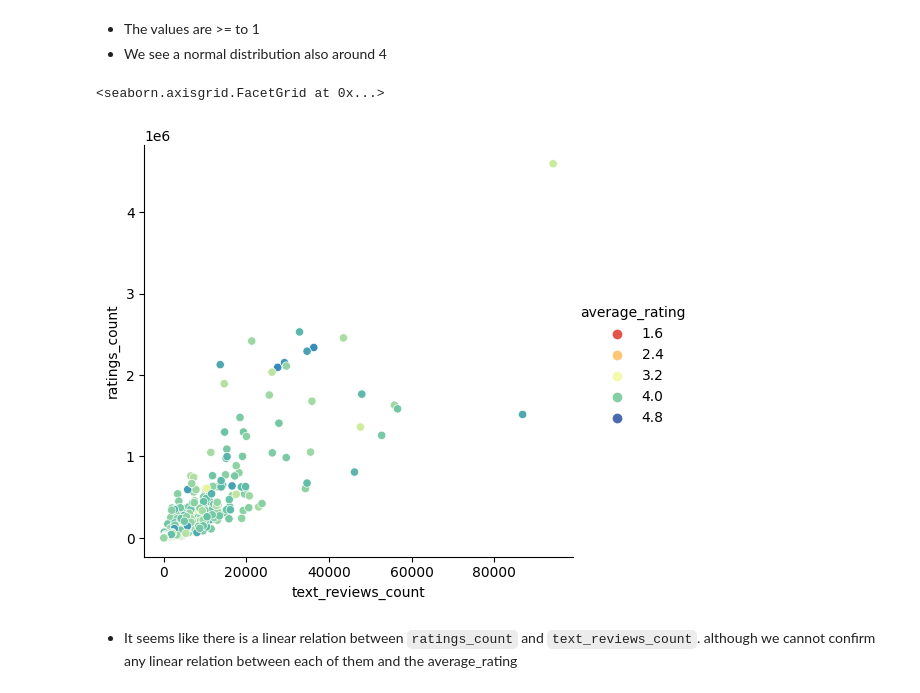
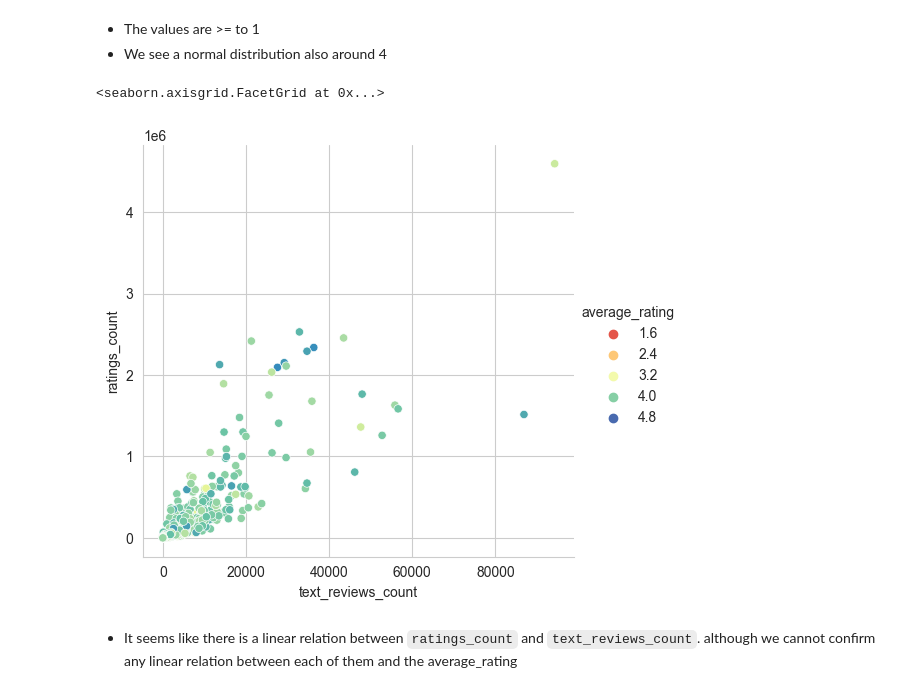
Before and after one commit to SouheilMaatoug/Goodreads-books-rating, a Jupyter notebook: notebooks/dataset-exploration.ipynb, the cells around one changed output. Cells and saved outputs as stored; diff of their text form; code cells hidden in the pictures.

```diff
--- a/notebooks/dataset-exploration.ipynb
+++ b/notebooks/dataset-exploration.ipynb
@@ -625,10 +625,13 @@ books_df_sliced.plot.scatter(
 - The values are >= to 1
 - We see a normal distribution also around 4
 # %%
+import seaborn as sns
+
+sns.set_style("whitegrid")
 sns.relplot(data=books_df, x="text_reviews_count", y="ratings_count", hue="average_rating", palette="Spectral")
 # %% [output]
 <seaborn.axisgrid.FacetGrid at 0x...>
-[figure, old version]
+[figure, new version]
 # %% [markdown]
 - It seems like there is a linear relation between `ratings_count` and `text_reviews_count`. although we cannot confirm any linear relation between each of them and the average_rating
 # %% [markdown]
```
Also changed, not shown: parts of 10 cells of this notebook, 1 other file.
